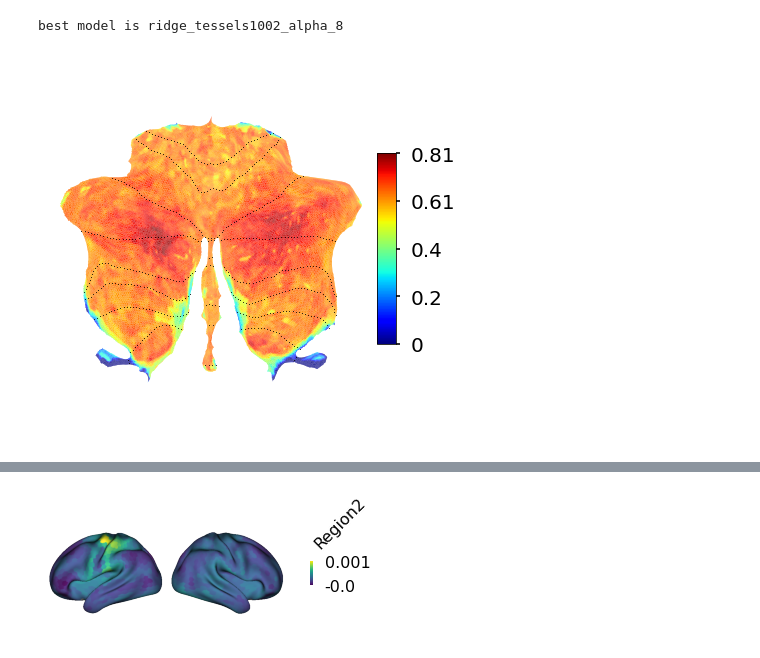
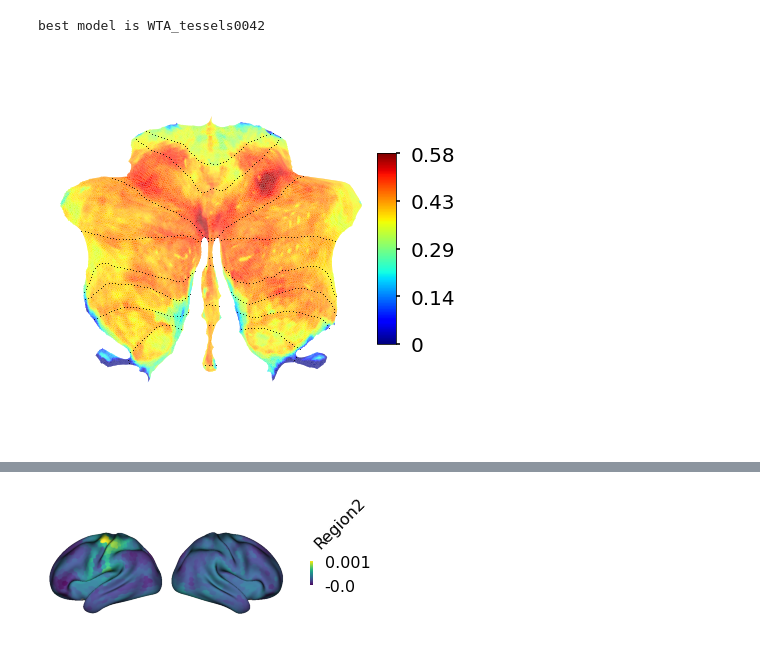
Before and after one commit to maedbhk/cerebellum_connectivity, a Jupyter notebook: notebooks/3.1-mk-models.ipynb, the cells around one changed output, grey strips where cells are left out. Cells and saved outputs as stored; diff of their text form; code cells hidden in the pictures.

```diff
--- a/notebooks/3.1-mk-models.ipynb
+++ b/notebooks/3.1-mk-models.ipynb
@@ -91,13 +116,13 @@ best model is ridge_tessels1002_alpha_8
 # %%
 # plot noiseceiling (R)
 
-vis.map_eval_cerebellum(data="noiseceiling_Y_R",
+vis.map_eval_cerebellum(data="noiseceiling_XY_R",
             exp="sc1",
             model_name='best_model',
-            method='ridge',
+            method='WTA',
             colorbar=True,
             title=False
             )
 # %% [output]
-best model is ridge_tessels1002_alpha_8
+best model is WTA_tessels0042
-[figure, old version]
+[figure, new version]
```
Also changed, not shown: parts of 10 cells of this notebook, 3 other files.
